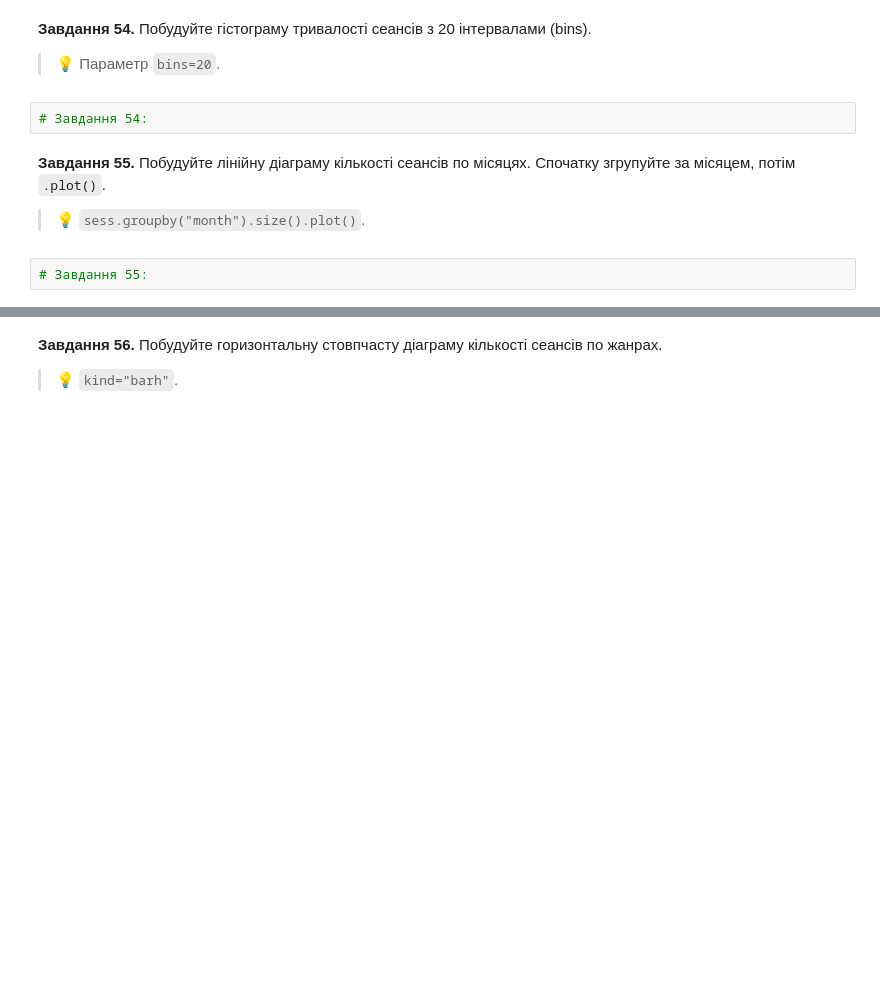
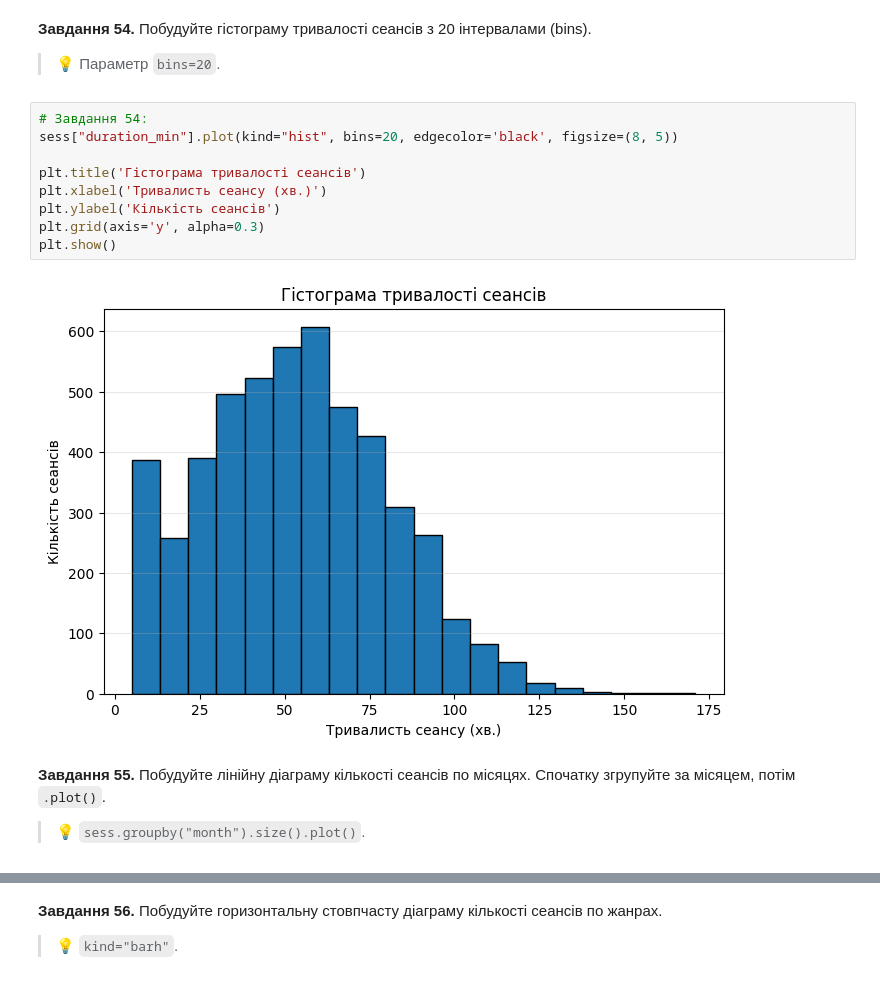
Before and after one commit to NadiiaIvashchuk/DTA_2026, a Jupyter notebook: classmade/pandas_viz_practice.ipynb, the cells around one changed output, grey strips where cells are left out. Drawn from its saved outputs; the diff is of its cells as text; blank space fills up the shorter version.

```diff
--- a/classmade/pandas_viz_practice.ipynb
+++ b/classmade/pandas_viz_practice.ipynb
@@ -985,11 +1009,18 @@ pandas вміє будувати швидкі графіки прямо з да
 **Завдання 54.** Побудуйте гістограму тривалості сеансів з 20 інтервалами (bins).
 
 > 💡 Параметр `bins=20`.
-# %%
-# Завдання 54:
+# %%
+# Завдання 54:
+sess["duration_min"].plot(kind="hist", bins=20, edgecolor='black', figsize=(8, 5))
+
+plt.title('Гістограма тривалості сеансів')
+plt.xlabel('Тривалисть сеансу (хв.)')
+plt.ylabel('Кількість сеансів')
+plt.grid(axis='y', alpha=0.3)
+plt.show()
+# %% [output]
+[figure, added]
 # %% [markdown]
 **Завдання 55.** Побудуйте лінійну діаграму кількості сеансів по місяцях. Спочатку згрупуйте за місяцем, потім `.plot()`.
 
 > 💡 `sess.groupby("month").size().plot()`.
-# %%
-# Завдання 55:
```
Also changed, not shown: parts of 29 cells of this notebook.
